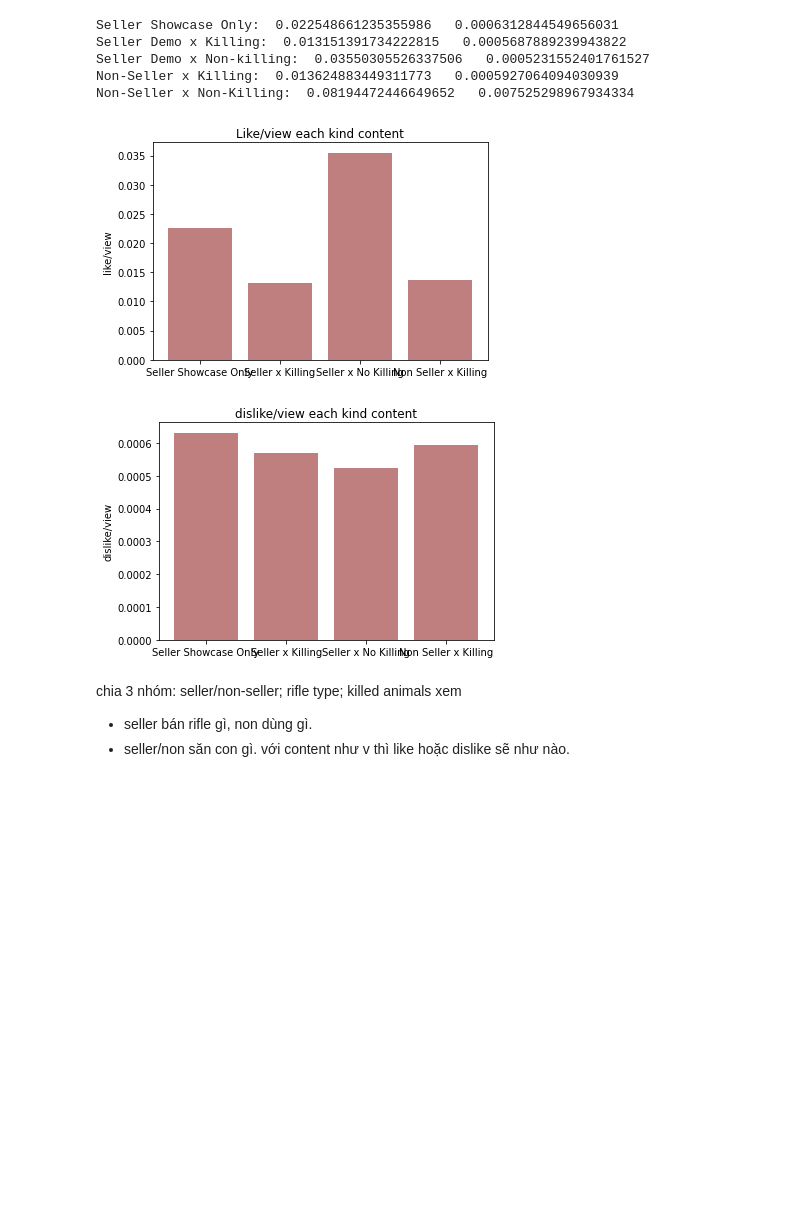
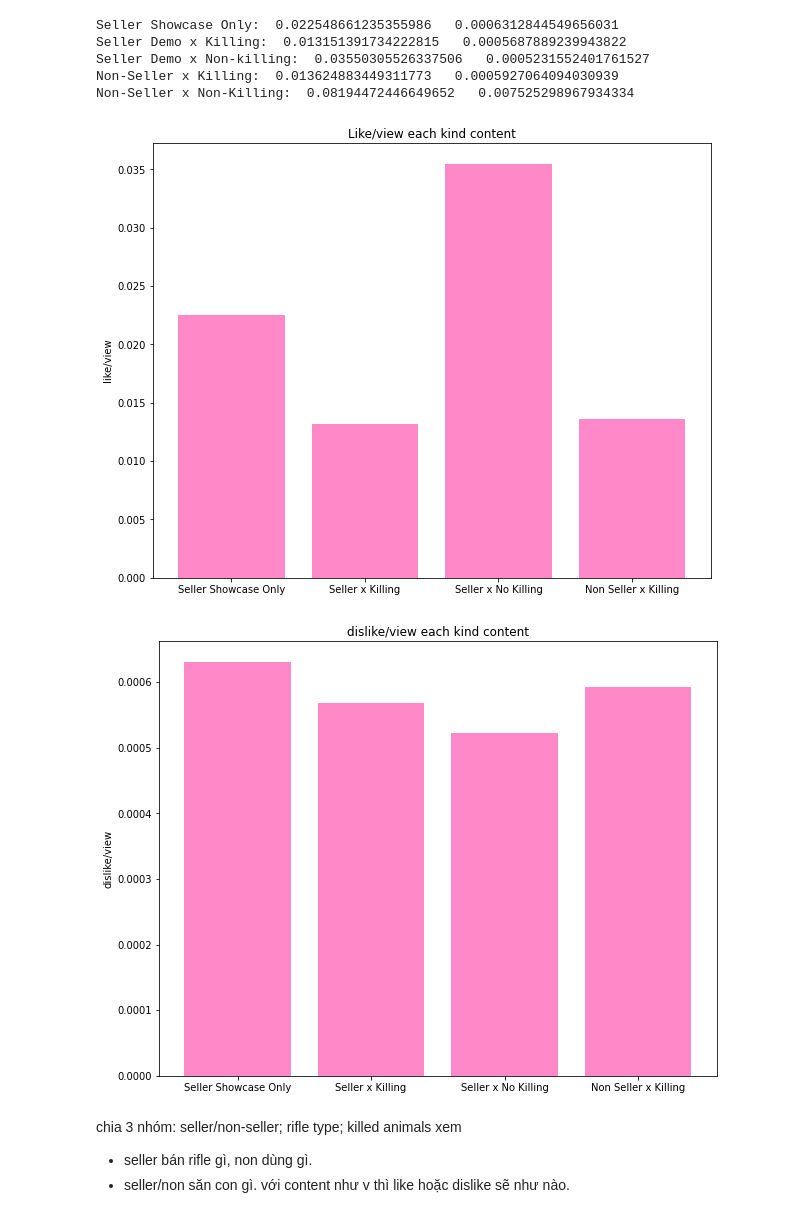
Before and after one commit to hoangantk6/Youtube_Hunting, a Jupyter notebook: 04-Data-Analysis/like and view.ipynb, the cells around one changed output. Drawn from its saved outputs; the diff is of its cells as text; code cells hidden in the pictures; blank space fills up the shorter version.

```diff
--- a/04-Data-Analysis/like and view.ipynb
+++ b/04-Data-Analysis/like and view.ipynb
@@ -50,26 +50,28 @@ Non-Seller x Non-Killing:  0.08194472446649652   0.007525298967934334
 # %%
 #draw plot
 objects = ['Seller Showcase Only', 'Seller x Killing', 'Seller x No Killing', 'Non Seller x Killing' ]
 y_pos = np.arange(len(objects))
 like=[SS_like, SK_like, SN_like, NK_like]
 dislike=[SS_dislike,SK_dislike,SN_dislike,NK_dislike]
 
 #like plot
-plt.bar(y_pos, like, align='center', alpha=0.5, color='maroon')
+plt.figure(figsize=(10,8))
+plt.bar(y_pos, like, align='center', alpha=0.5, color='deeppink')
 plt.xticks(y_pos, objects)
 plt.ylabel('like/view')
 plt.title('Like/view each kind content')
 plt.show()
 
 #dislike plot
-plt.bar(y_pos, dislike, align='center', alpha=0.5, color='maroon')
+plt.figure(figsize=(10,8))
+plt.bar(y_pos, dislike, align='center', alpha=0.5, color='deeppink')
 plt.xticks(y_pos, objects)
 plt.ylabel('dislike/view')
 plt.title('dislike/view each kind content')
 plt.show()
 # %% [output]
-[figure, old version]
+[figure, new version]
-[figure, old version]
+[figure, new version]
 # %% [markdown]
 chia 3 nhóm: seller/non-seller; rifle type; killed animals xem
 
```
